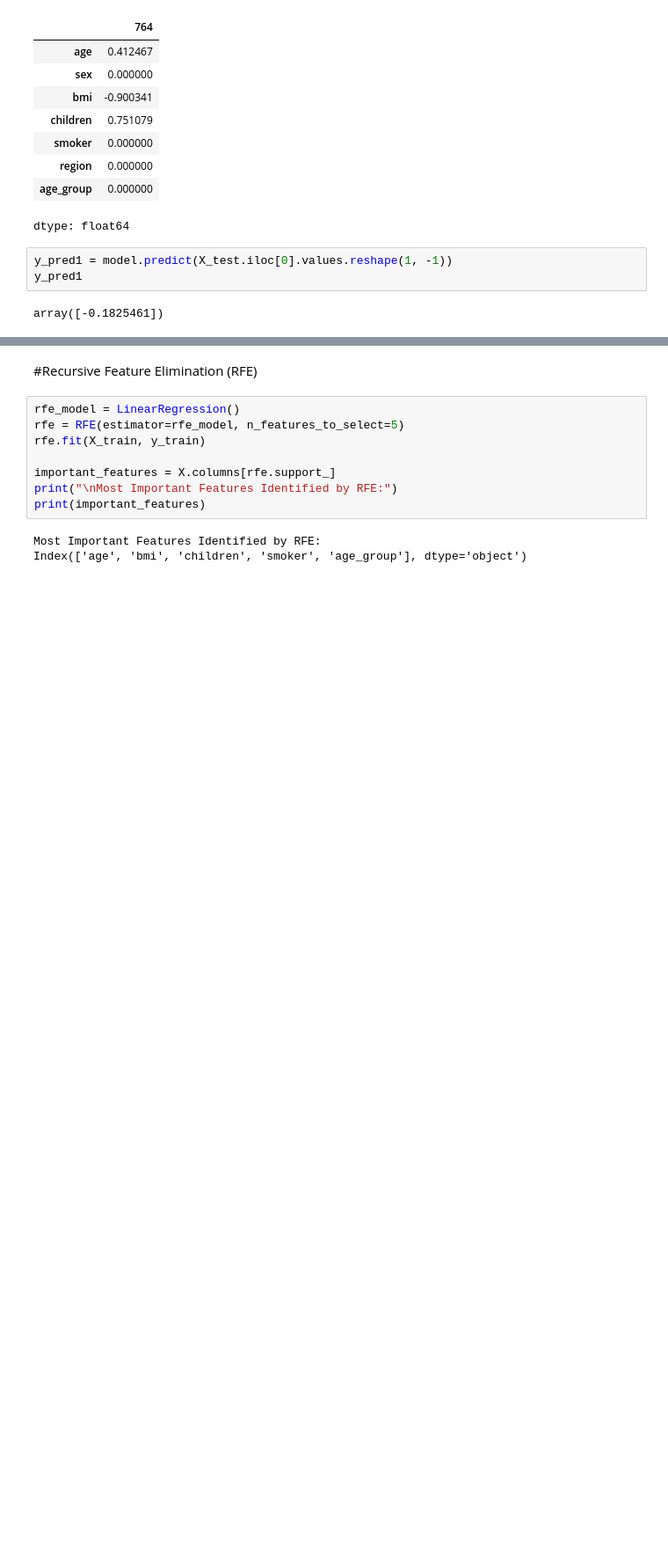
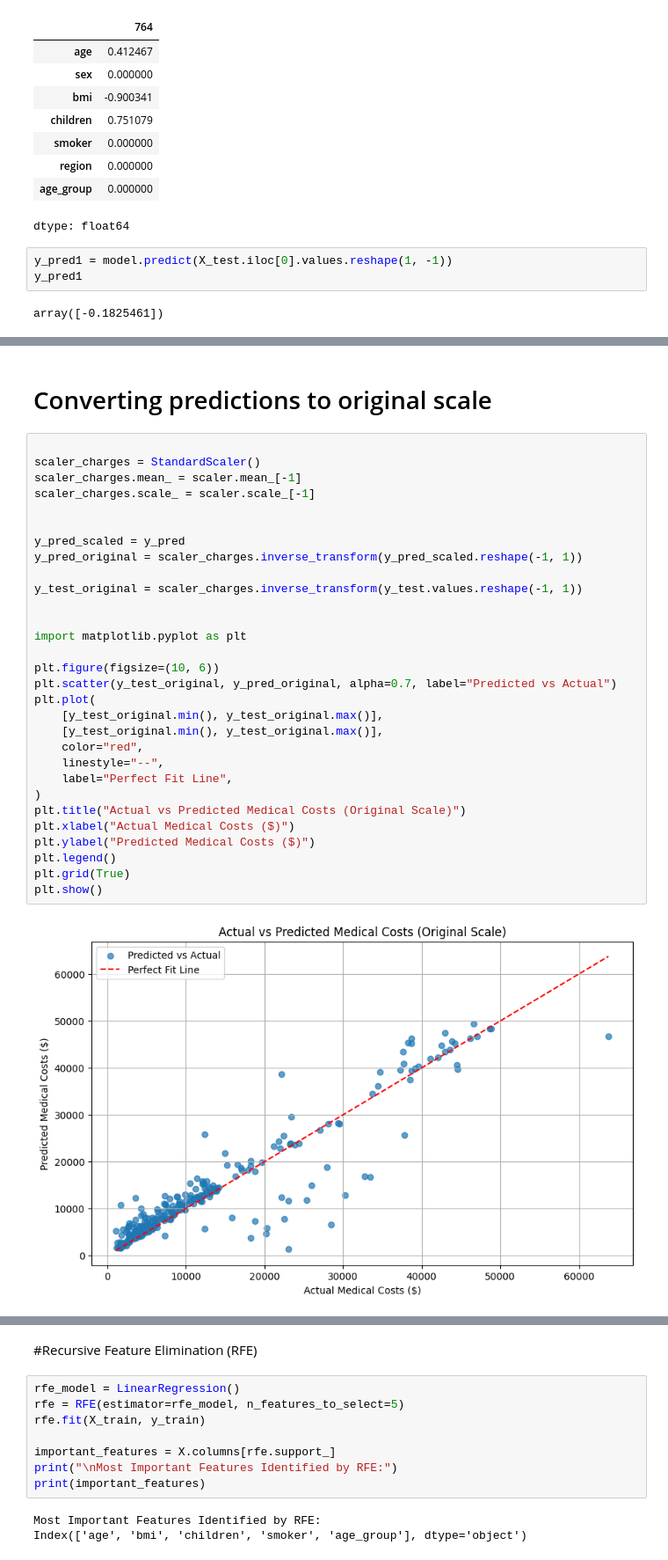
Before and after one commit to rehman04/assessment-component-2-group-presentation-YSJ, a Jupyter notebook: Assessment_componet_2_Group.ipynb, the cells around one changed output, grey strips where cells are left out. Shown at 88% size. Saved outputs shown, nothing was run; the diff lists cells and outputs as text; blank space fills up the shorter version.

```diff
--- a/Assessment_componet_2_Group.ipynb
+++ b/Assessment_componet_2_Group.ipynb
@@ -231,0 +248,34 @@ array([-0.1825461])
+# %% [markdown]
+# Converting predictions to original scale
+# %%
+
+scaler_charges = StandardScaler()
+scaler_charges.mean_ = scaler.mean_[-1]
+scaler_charges.scale_ = scaler.scale_[-1]
+
+
+y_pred_scaled = y_pred
+y_pred_original = scaler_charges.inverse_transform(y_pred_scaled.reshape(-1, 1))
+
+y_test_original = scaler_charges.inverse_transform(y_test.values.reshape(-1, 1))
+
+
+import matplotlib.pyplot as plt
+
+plt.figure(figsize=(10, 6))
+plt.scatter(y_test_original, y_pred_original, alpha=0.7, label="Predicted vs Actual")
+plt.plot(
+    [y_test_original.min(), y_test_original.max()],
+    [y_test_original.min(), y_test_original.max()],
+    color="red",
+    linestyle="--",
+    label="Perfect Fit Line",
+)
+plt.title("Actual vs Predicted Medical Costs (Original Scale)")
+plt.xlabel("Actual Medical Costs ($)")
+plt.ylabel("Predicted Medical Costs ($)")
+plt.legend()
+plt.grid(True)
+plt.show()
+# %% [output]
+[figure, added]
```
Also changed, not shown: parts of 9 cells of this notebook.
